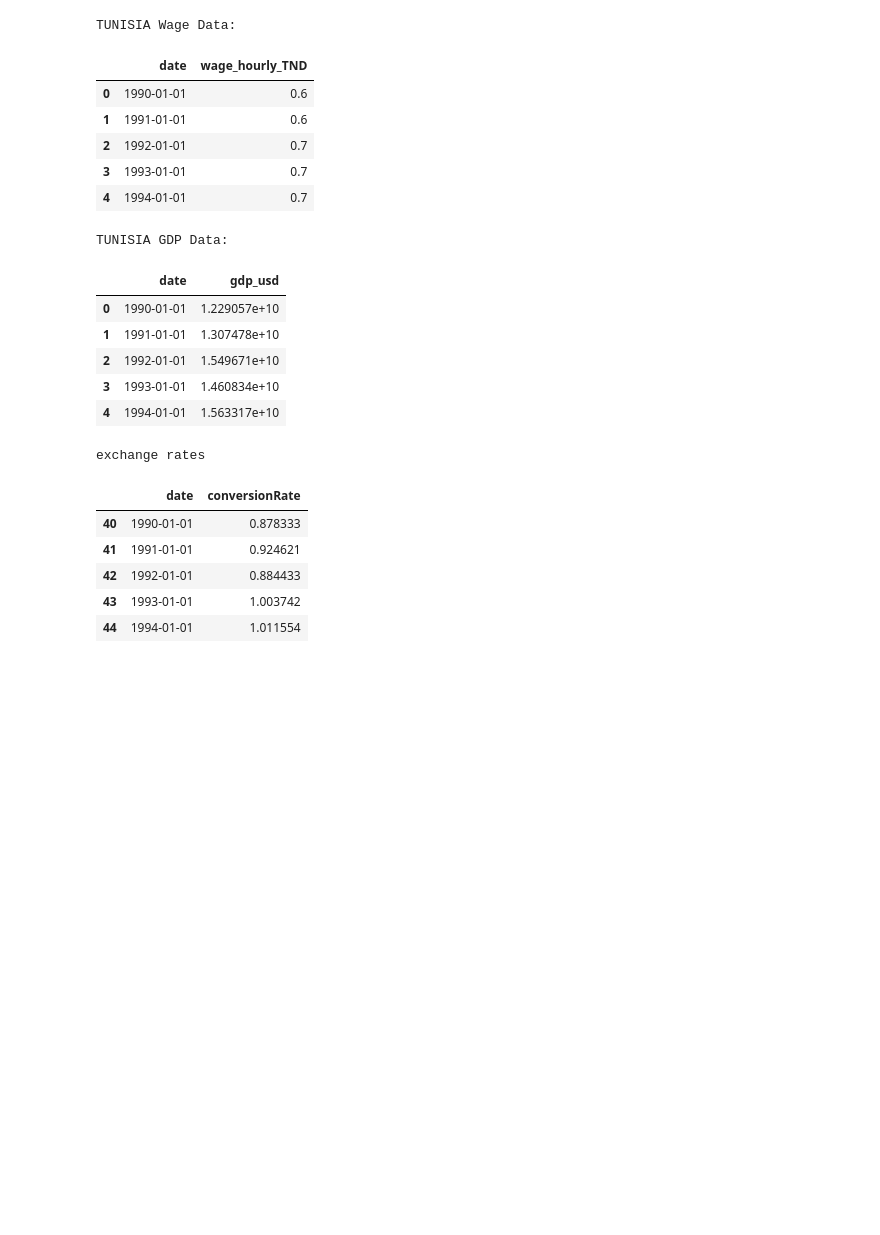
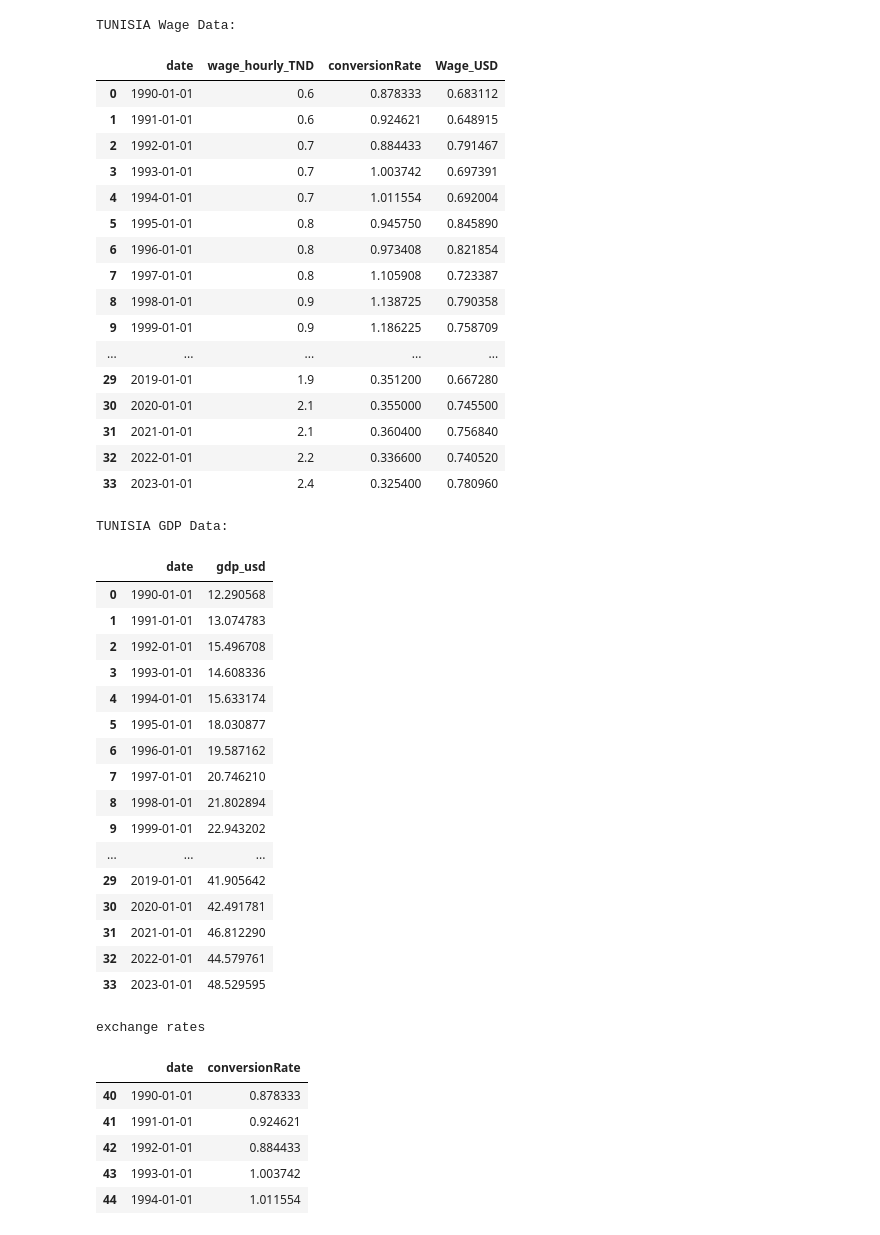
Before and after one commit to Maryem-Harmessi/BonusExercise, a Jupyter notebook: Data/TUNISIA/Tunisia-analytics.ipynb, the cells around one changed output. Drawn from its saved outputs; the diff is of its cells as text; code cells hidden in the pictures; blank space fills up the shorter version.

```diff
--- a/Data/TUNISIA/Tunisia-analytics.ipynb
+++ b/Data/TUNISIA/Tunisia-analytics.ipynb
@@ -17,9 +17,9 @@ import openpyxl
 #Tunisia GDP
 tn_gdp = pd.read_csv("GDP-TUN-Annual.csv")
 tn_gdp.columns = ["date", "gdp_usd"]
-# Convert 'date' to datetime format
+
 tn_gdp["date"] = pd.to_datetime(tn_gdp["date"])
-tn_gdp["gdp_usd"] = tn_gdp["gdp_usd"].round(0)
+tn_gdp['gdp_usd'] = tn_gdp['gdp_usd'] / 1e9
 
 #Tunisia Minimum Wage
 tn_wage=pd.read_excel("MinWage-TN-Annual.xlsx")
@@ -42,36 +42,66 @@ full_rates = pd.concat([conversion_rates, new_rates], ignore_index=True)
 
 
 tn_wage_usd = pd.merge(tn_wage, full_rates, on='date', how='inner')
-tn_wage_usd['Wage_USD'] = tn_wage_usd['wage_hourly_TND'] *  tn_wage_usd['conversionRate']
+# Before 2011 → TND per USD → divide
+tn_wage_usd.loc[tn_wage_usd['date'] < '2011-01-01', 'Wage_USD'] = (
+    tn_wage_usd['wage_hourly_TND'] / tn_wage_usd['conversionRate']
+)
+
+# 2011 and after → USD per TND → multiply
+tn_wage_usd.loc[tn_wage_usd['date'] >= '2011-01-01', 'Wage_USD'] = (
+    tn_wage_usd['wage_hourly_TND'] * tn_wage_usd['conversionRate']
+)
 # %%
 print("TUNISIA Wage Data:")
-display(tn_wage.head())
+display(tn_wage_usd)
 
 print("TUNISIA GDP Data:")
-display(tn_gdp.head())
+display(tn_gdp)
 
 print("exchange rates")
 display(conversion_rates.head())
 
 print("exchange rates")
 display(new_rates.head())
 
 display(full_rates.head())
 # %% [output]
 TUNISIA Wage Data:
-|  | date | wage_hourly_TND |
-| 0 | 1990-01-01 | 0.6 |
-| 1 | 1991-01-01 | 0.6 |
-| 2 | 1992-01-01 | 0.7 |
-| 3 | 1993-01-01 | 0.7 |
-| 4 | 1994-01-01 | 0.7 |
+|  | date | wage_hourly_TND | conversionRate | Wage_USD |
+| 0 | 1990-01-01 | 0.6 | 0.878333 | 0.683112 |
+| 1 | 1991-01-01 | 0.6 | 0.924621 | 0.648915 |
+| 2 | 1992-01-01 | 0.7 | 0.884433 | 0.791467 |
+| 3 | 1993-01-01 | 0.7 | 1.003742 | 0.697391 |
+| 4 | 1994-01-01 | 0.7 | 1.011554 | 0.692004 |
+| 5 | 1995-01-01 | 0.8 | 0.945750 | 0.845890 |
+| 6 | 1996-01-01 | 0.8 | 0.973408 | 0.821854 |
+| 7 | 1997-01-01 | 0.8 | 1.105908 | 0.723387 |
+| 8 | 1998-01-01 | 0.9 | 1.138725 | 0.790358 |
+| 9 | 1999-01-01 | 0.9 | 1.186225 | 0.758709 |
+| ... | ... | ... | ... | ... |
+| 29 | 2019-01-01 | 1.9 | 0.351200 | 0.667280 |
+| 30 | 2020-01-01 | 2.1 | 0.355000 | 0.745500 |
+| 31 | 2021-01-01 | 2.1 | 0.360400 | 0.756840 |
+| 32 | 2022-01-01 | 2.2 | 0.336600 | 0.740520 |
+| 33 | 2023-01-01 | 2.4 | 0.325400 | 0.780960 |
 TUNISIA GDP Data:
 |  | date | gdp_usd |
-| 0 | 1990-01-01 | 1.229057e+10 |
-| 1 | 1991-01-01 | 1.307478e+10 |
-| 2 | 1992-01-01 | 1.549671e+10 |
-| 3 | 1993-01-01 | 1.460834e+10 |
-| 4 | 1994-01-01 | 1.563317e+10 |
+| 0 | 1990-01-01 | 12.290568 |
+| 1 | 1991-01-01 | 13.074783 |
+| 2 | 1992-01-01 | 15.496708 |
+| 3 | 1993-01-01 | 14.608336 |
+| 4 | 1994-01-01 | 15.633174 |
+| 5 | 1995-01-01 | 18.030877 |
+| 6 | 1996-01-01 | 19.587162 |
+| 7 | 1997-01-01 | 20.746210 |
+| 8 | 1998-01-01 | 21.802894 |
+| 9 | 1999-01-01 | 22.943202 |
+| ... | ... | ... |
+| 29 | 2019-01-01 | 41.905642 |
+| 30 | 2020-01-01 | 42.491781 |
+| 31 | 2021-01-01 | 46.812290 |
+| 32 | 2022-01-01 | 44.579761 |
+| 33 | 2023-01-01 | 48.529595 |
 exchange rates
 |  | date | conversionRate |
 | 40 | 1990-01-01 | 0.878333 |
```
Also changed, not shown: parts of 9 cells of this notebook, 3 other files.
